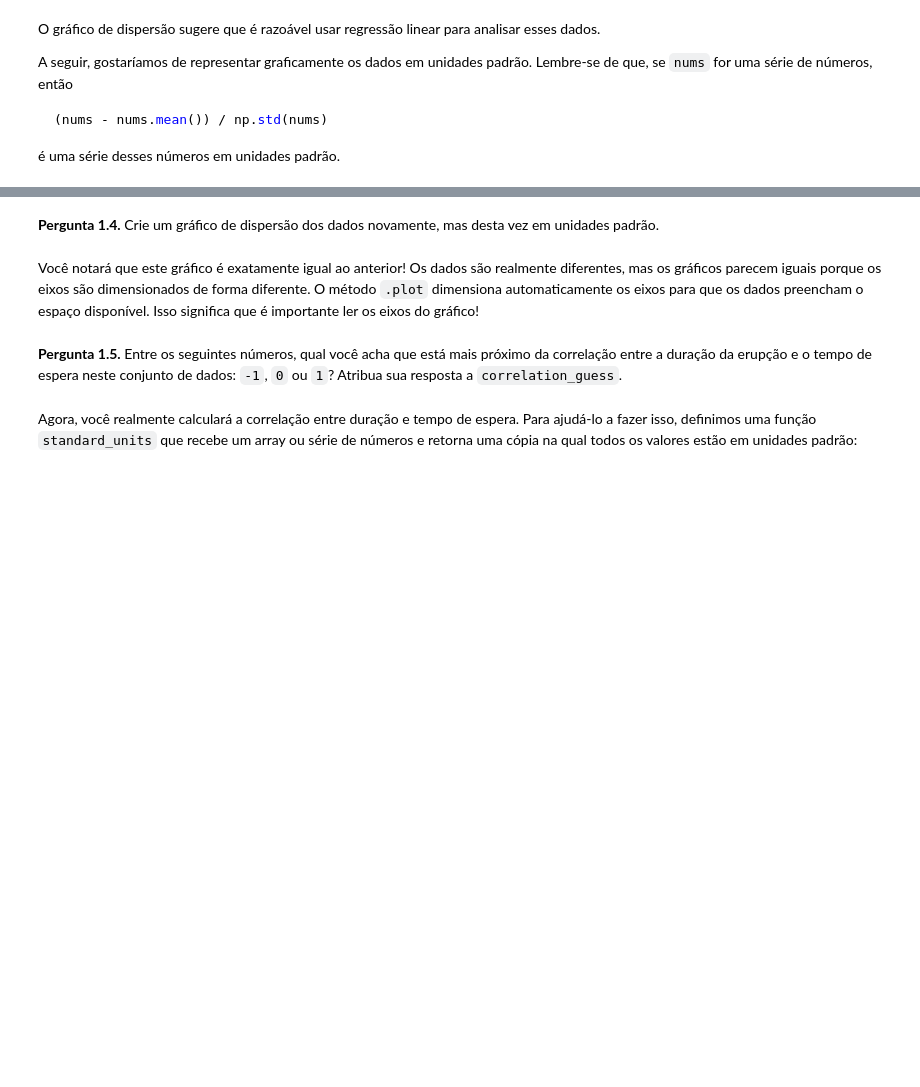
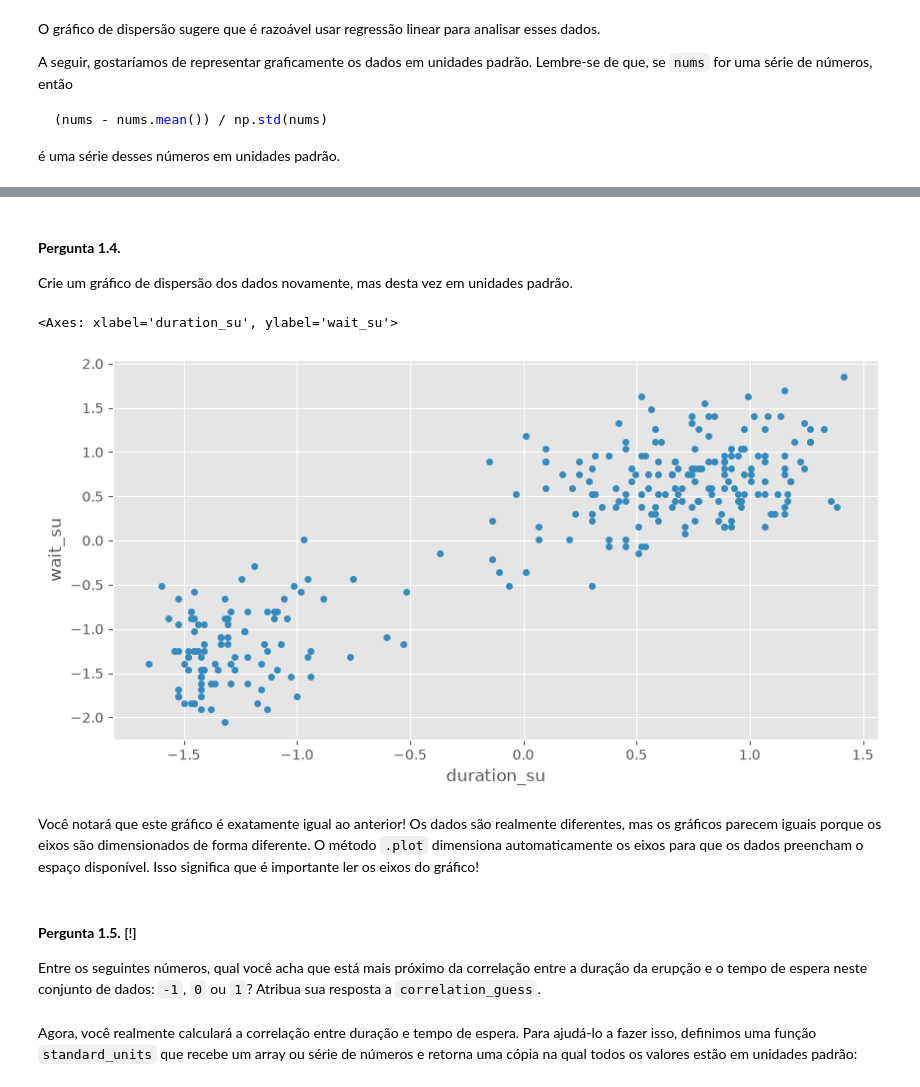
Before and after one commit to urielmoreirasilva/ICX532, a Jupyter notebook: labs_gabs/Laboratório 5 – Regressão (gabarito)/Laboratório 5 – Regressão (gabarito).ipynb, the cells around one changed output, grey strips where cells are left out. Drawn from its saved outputs; the diff is of its cells as text; code cells hidden in the pictures; blank space fills up the shorter version.

```diff
--- a/labs_gabs/Laboratório 5 – Regressão (gabarito)/Laboratório 5 – Regressão (gabarito).ipynb
+++ b/labs_gabs/Laboratório 5 – Regressão (gabarito)/Laboratório 5 – Regressão (gabarito).ipynb
@@ -74,10 +94,9 @@ A seguir, gostaríamos de representar graficamente os dados em unidades padrão.
 
 *Nota*: Você deve usar `np.std` para calcular o desvio padrão.
+# %%
+duration_mean = np.mean(faithful.get("duration"))
+duration_std = np.std(faithful.get("duration"))
+wait_mean = np.mean(faithful.get("wait"))
+wait_std = np.std(faithful.get("wait"))
 # %%
-duration_mean = ...
-duration_std = ...
-wait_mean = ...
-wait_std = ...
-
-faithful_su = ...
-faithful_su
+print(duration_mean, duration_std, wait_mean, wait_std)
@@ -83,0 +105,5 @@ faithful_su
+# %%
+faithful_su = pd.DataFrame().assign(
+    duration_su = (faithful.get("duration") - duration_mean) / duration_std,
+    wait_su = (faithful.get("wait") - wait_mean) / wait_std)
+faithful_su
@@ -84,2 +124,4 @@ faithful_su
 # %% [markdown]
-**Pergunta 1.4.** Crie um gráfico de dispersão dos dados novamente, mas desta vez em unidades padrão.
+#### **Pergunta 1.4.**
+
+Crie um gráfico de dispersão dos dados novamente, mas desta vez em unidades padrão.
@@ -89,7 +128,14 @@ faithful_su
+# %%
+faithful_su.plot(kind = 'scatter', y = 'wait_su', x = 'duration_su')
+# %% [output]
+<Axes: xlabel='duration_su', ylabel='wait_su'>
+[figure, added]
 # %% [markdown]
 Você notará que este gráfico é exatamente igual ao anterior!  Os dados são realmente diferentes, mas os gráficos parecem iguais porque os eixos são dimensionados de forma diferente.  O método `.plot` dimensiona automaticamente os eixos para que os dados preencham o espaço disponível.  Isso significa que é importante ler os eixos do gráfico!
 # %% [markdown]
-**Pergunta 1.5.** Entre os seguintes números, qual você acha que está mais próximo da correlação entre a duração da erupção e o tempo de espera neste conjunto de dados: `-1`, `0` ou `1`? Atribua sua resposta a `correlation_guess`.
+#### **Pergunta 1.5.** [!]
+
+Entre os seguintes números, qual você acha que está mais próximo da correlação entre a duração da erupção e o tempo de espera neste conjunto de dados: `-1`, `0` ou `1`? Atribua sua resposta a `correlation_guess`.
 # %%
 correlation_guess = ...
 # %% [markdown]
```
Also changed, not shown: parts of 30 cells of this notebook.
